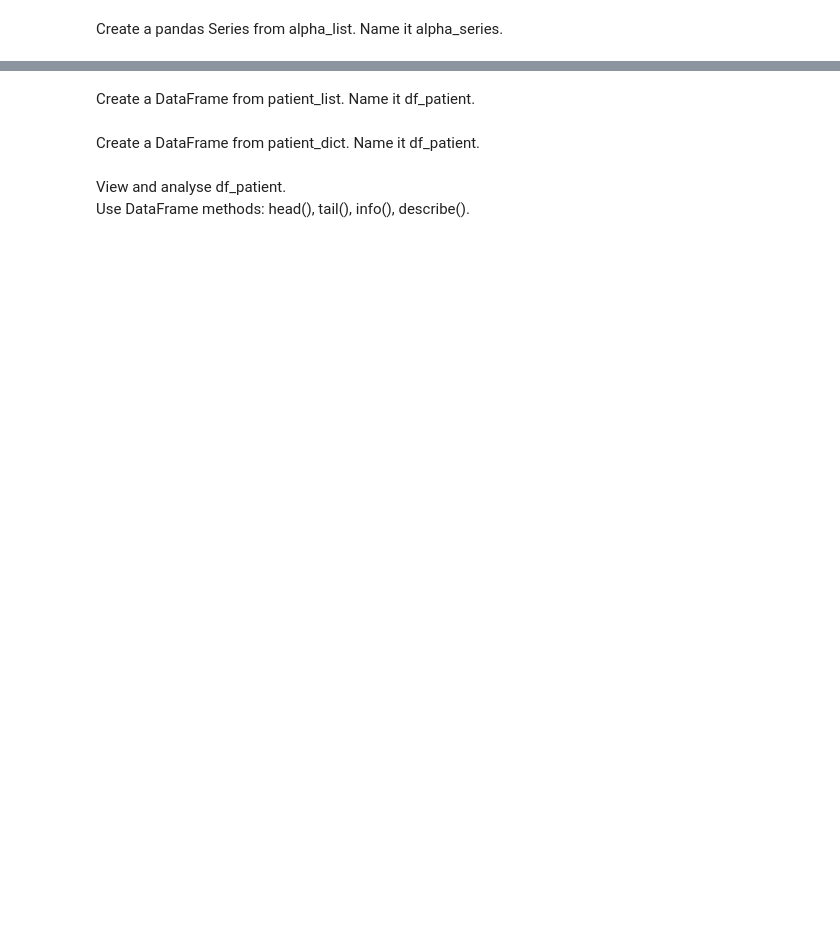
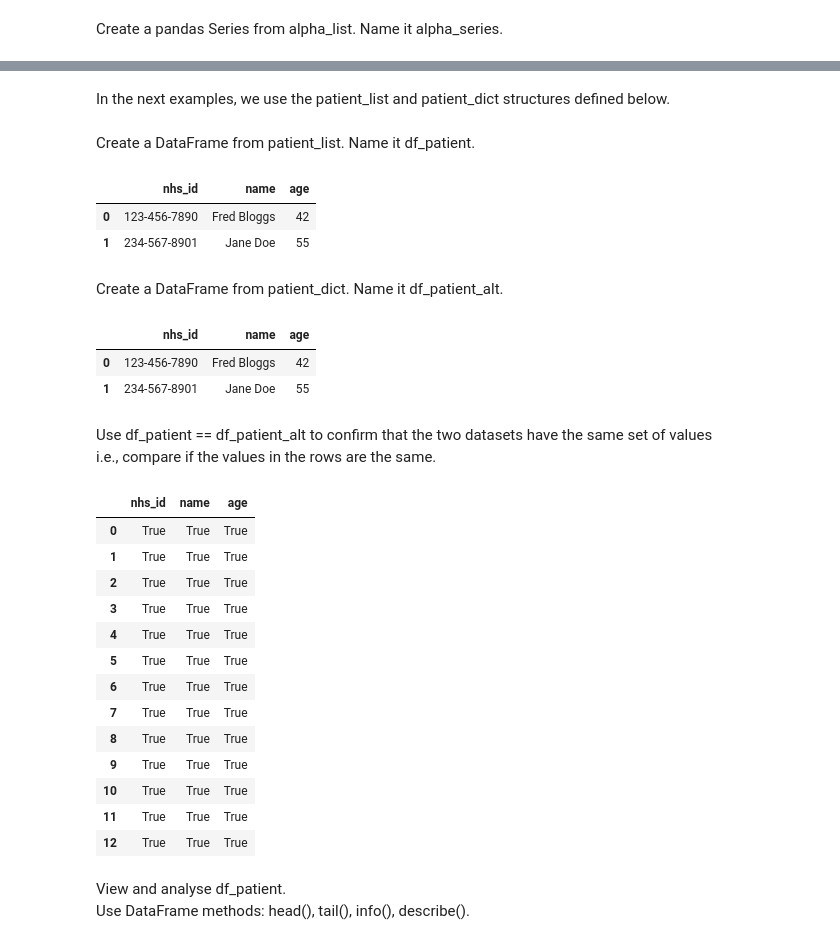
Before and after one commit to MarkWilcock/Python-Course, a Jupyter notebook: pandas_answer.ipynb, the cells around one changed output, grey strips where cells are left out. Cells and saved outputs as stored; diff of their text form; code cells hidden in the pictures; blank space fills up the shorter version.

```diff
--- a/pandas_answer.ipynb
+++ b/pandas_answer.ipynb
@@ -55,0 +87,2 @@ Combine number_series and alpha_series into a DataFrame.  Name it df_first.
+# %% [markdown]
+In the next examples, we use the patient_list and patient_dict structures defined below.
@@ -56,7 +124,44 @@ Combine number_series and alpha_series into a DataFrame.  Name it df_first.
 # %% [markdown]
 Create a DataFrame from patient_list.  Name it df_patient.
+# %%
+# Write your code here
+df_patient = pd.DataFrame(patient_list)
+df_patient.head(2)
+# %% [output]
+|  | nhs_id | name | age |
+| 0 | 123-456-7890 | Fred Bloggs | 42 |
+| 1 | 234-567-8901 | Jane Doe | 55 |
 # %% [markdown]
-Create a DataFrame from patient_dict.  Name it df_patient.
+Create a DataFrame from patient_dict.  Name it df_patient_alt.
+# %%
+# Write your code here
+df_patient_alt = pd.DataFrame(patient_dict)
+df_patient_alt.head(2)
+# %% [output]
+|  | nhs_id | name | age |
+| 0 | 123-456-7890 | Fred Bloggs | 42 |
+| 1 | 234-567-8901 | Jane Doe | 55 |
+# %% [markdown]
+Use df_patient == df_patient_alt to confirm that the two datasets have the same set of values
+i.e., compare if the values in the rows are the same.
+# %%
+# Write your code here
+df_patient == df_patient_alt
+# %% [output]
+|  | nhs_id | name | age |
+| 0 | True | True | True |
+| 1 | True | True | True |
+| 2 | True | True | True |
+| 3 | True | True | True |
+| 4 | True | True | True |
+| 5 | True | True | True |
+| 6 | True | True | True |
+| 7 | True | True | True |
+| 8 | True | True | True |
+| 9 | True | True | True |
+| 10 | True | True | True |
+| 11 | True | True | True |
+| 12 | True | True | True |
 # %% [markdown]
 View and analyse df_patient.
 Use DataFrame methods: head(), tail(), info(), describe().
```
Also changed, not shown: parts of 43 cells of this notebook.
